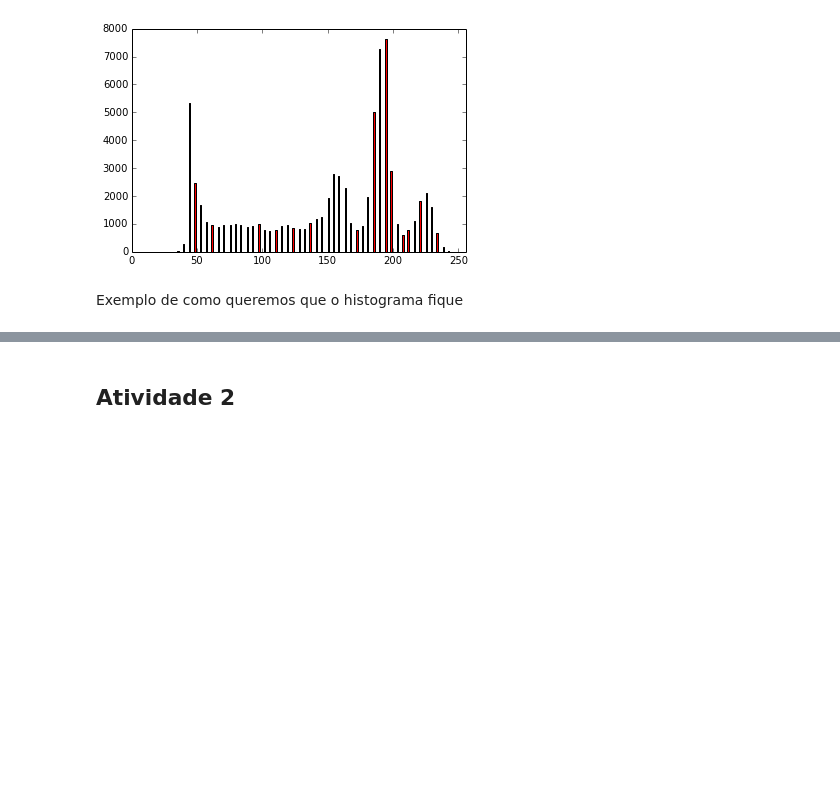
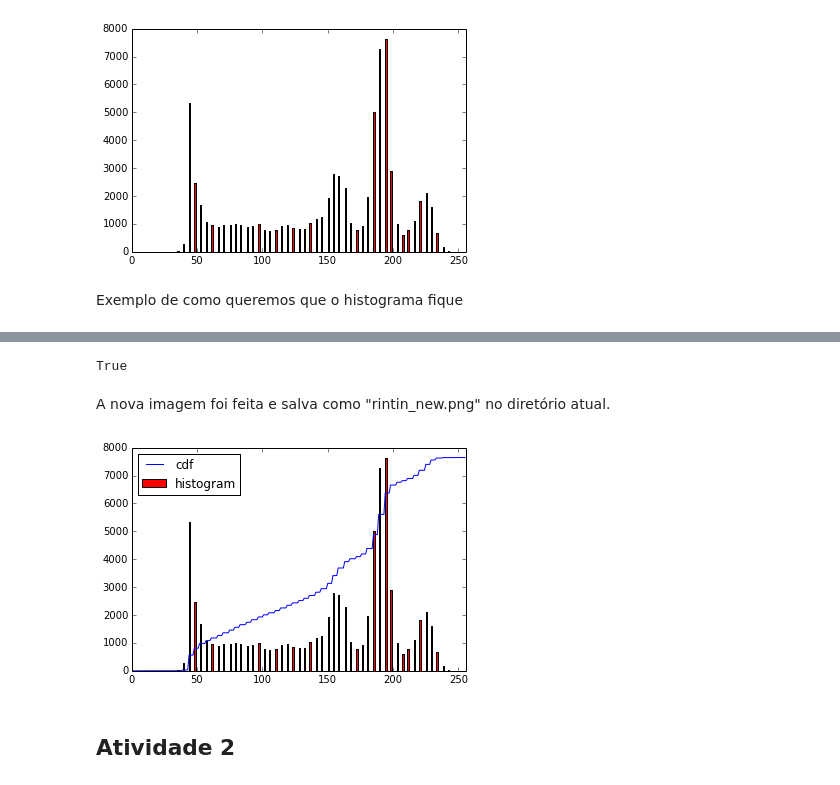
Before and after one commit to pedrocunial/robotica16, a Jupyter notebook: visao1/Untitled.ipynb, the cells around one changed output, grey strips where cells are left out. Drawn from its saved outputs; the diff is of its cells as text; code cells hidden in the pictures; blank space fills up the shorter version.

```diff
--- a/visao1/Untitled.ipynb
+++ b/visao1/Untitled.ipynb
@@ -51,8 +51,8 @@ Realize as seguintes atividades:
 2. Equalize o histograma de maneira que a cumulativa seja uma função linear na diagonal do gráfico
 3. Plote a imagem desenhada
 # %%
-m_grey = max(rintin_gray.flatten())
-m_value = max(bins) / m_grey
+m_gray = max(rintin_gray.flatten())
+m_value = max(bins) / m_gray
 new_hist = [i * m_value for i in rintin_gray.flatten()]
 
 plt.hist(new_hist, 256, [0,256], color = 'r')
@@ -64,0 +77,3 @@ Exemplo de como queremos que o histograma fique
+# %%
+rintin_gray_new = [line * m_value for line in rintin_gray]
+rintin_gray_new
@@ -65,3 +103,25 @@ Exemplo de como queremos que o histograma fique
+# %%
+rintin_gray_new = [np.asarray(line) for line in rintin_gray_new]
+rintin_gray_new = np.asarray(rintin_gray_new)
+# rintin_gray_new
+cv2.imwrite("rintin_new.png", rintin_gray_new)
+# %% [output]
+True
+# %% [markdown]
+A nova imagem foi feita e salva como "rintin_new.png" no diretório atual.
+# %%
+hist,bins = np.histogram(rintin_gray_new.flatten(),256,[0,256])
+
+cdf = hist.cumsum()
+cdf_normalized = cdf * hist.max()/ cdf.max()
+
+plt.plot(cdf_normalized, color = 'b')
+plt.hist(rintin_gray_new.flatten(),256,[0,256], color = 'r')
+plt.xlim([0,256])
+plt.legend(('cdf','histogram'), loc = 'upper left')
+plt.show()
+# %% [output]
+[figure, added]
 # %% [markdown]
 ## Atividade 2
 # %% [markdown]
```
Also changed, not shown: parts of 9 cells of this notebook, 1 other file.
